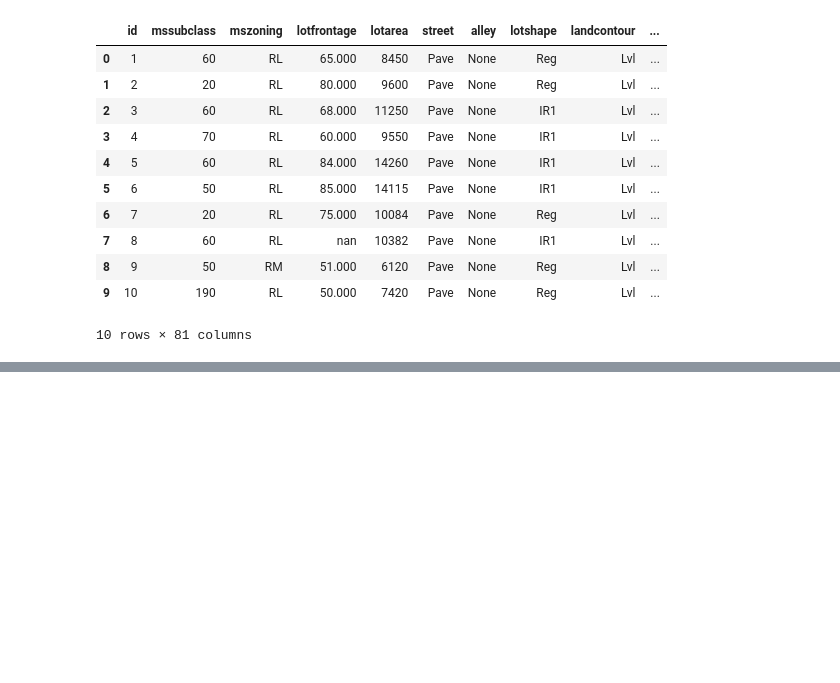
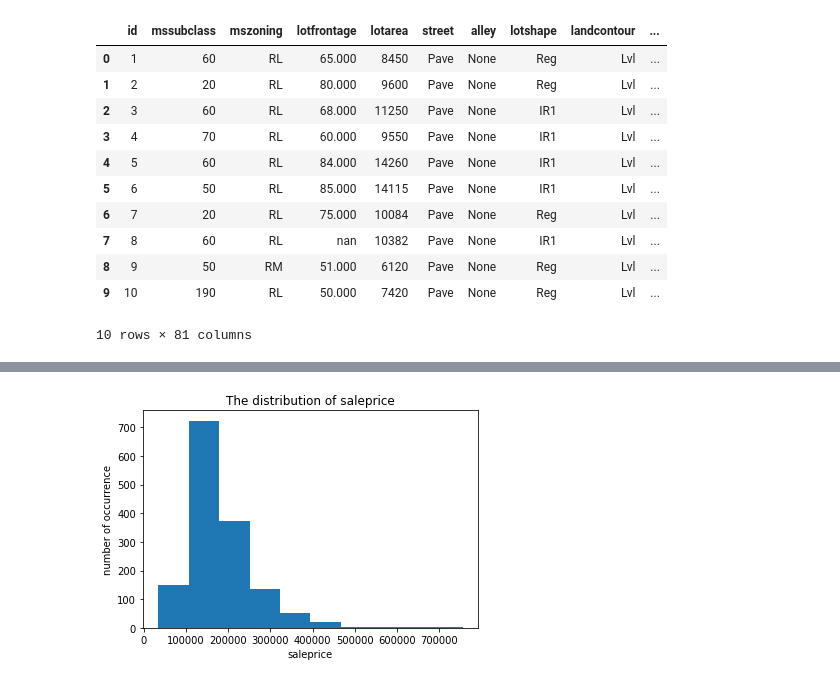
Before and after one commit to mgalaviz1/my_work, a Jupyter notebook: week6_linear_regression/lr_challenge.ipynb, the cells around one changed output, grey strips where cells are left out. Saved outputs shown, nothing was run; the diff lists cells and outputs as text; code cells hidden in the pictures; blank space fills up the shorter version.

```diff
--- a/week6_linear_regression/lr_challenge.ipynb
+++ b/week6_linear_regression/lr_challenge.ipynb
@@ -139,0 +272,11 @@ df.head(10)
+# %%
+# checking normality of target
+
+plt.hist(df.saleprice)
+plt.title("The distribution of saleprice")
+plt.xlabel("saleprice")
+plt.ylabel("number of occurrence")
+plt.show()
+# saleprice is skewed right which is expected with the price of homes but relatively normal distribution.
+# %% [output]
+[figure, added]
```
Also changed, not shown: parts of 74 cells of this notebook, 4 other files.
